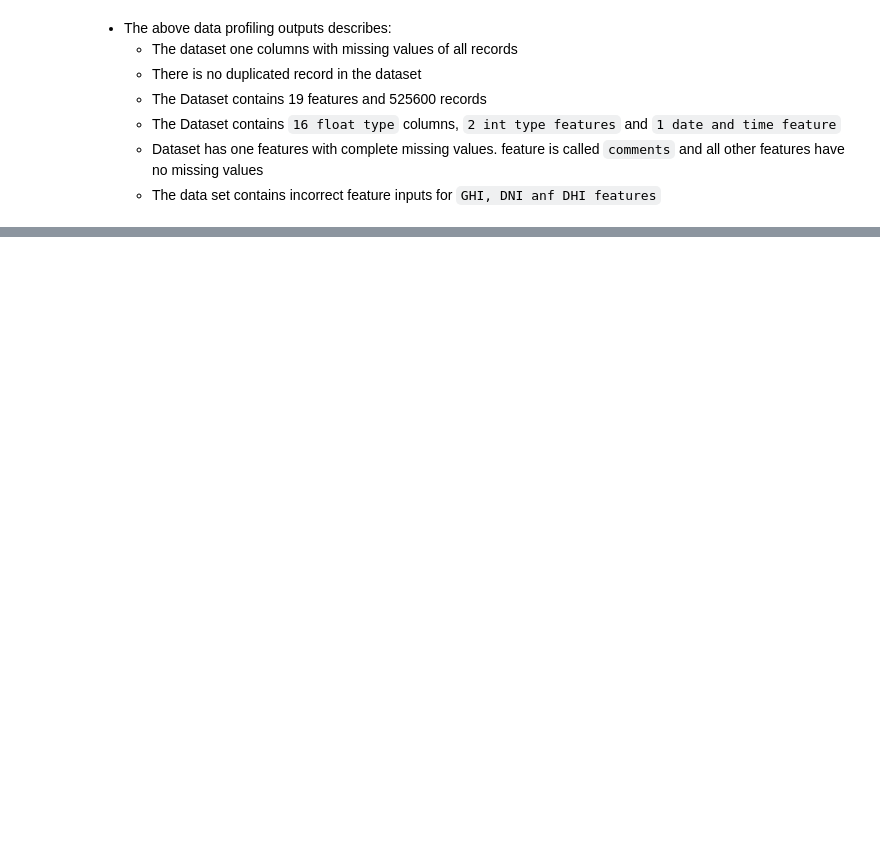
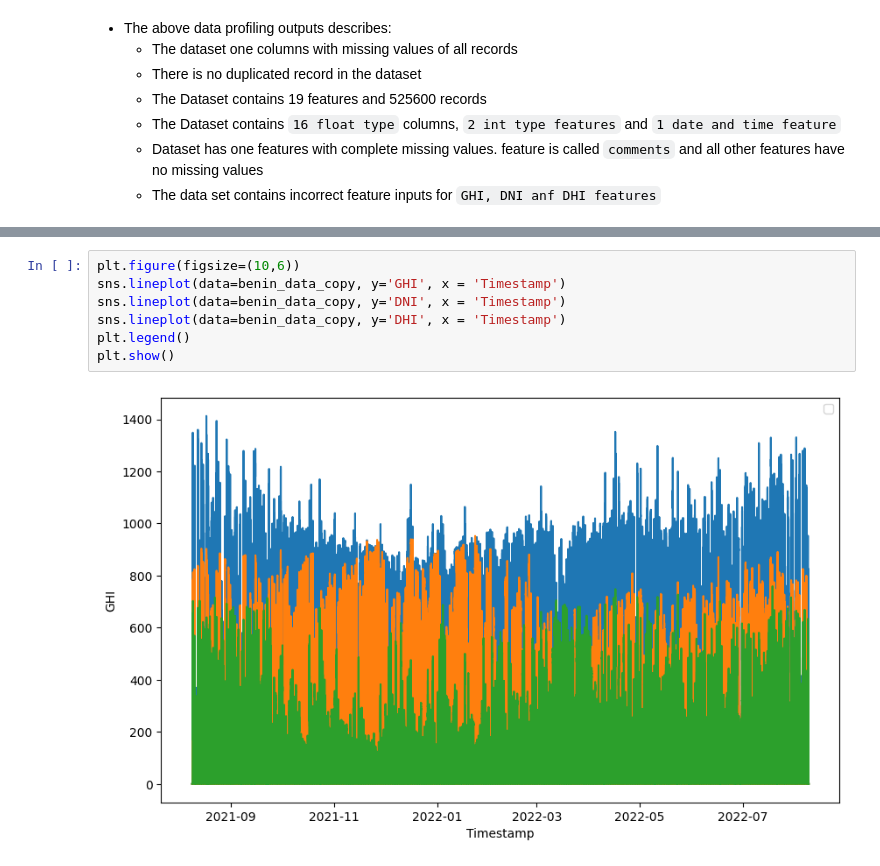
Before and after one commit to Jonepeter/solar-challenge-week1, a Jupyter notebook: notebooks/benin_eda.ipynb, the cells around one changed output, grey strips where cells are left out. Drawn from its saved outputs; the diff is of its cells as text; blank space fills up the shorter version.

```diff
--- a/notebooks/benin_eda.ipynb
+++ b/notebooks/benin_eda.ipynb
@@ -343,0 +300,9 @@ benin_data
+# %%
+plt.figure(figsize=(10,6))
+sns.lineplot(data=benin_data_copy, y='GHI', x = 'Timestamp')
+sns.lineplot(data=benin_data_copy, y='DNI', x = 'Timestamp')
+sns.lineplot(data=benin_data_copy, y='DHI', x = 'Timestamp')
+plt.legend()
+plt.show()
+# %% [output]
+[figure, added]
```
Also changed, not shown: parts of 27 cells of this notebook.
